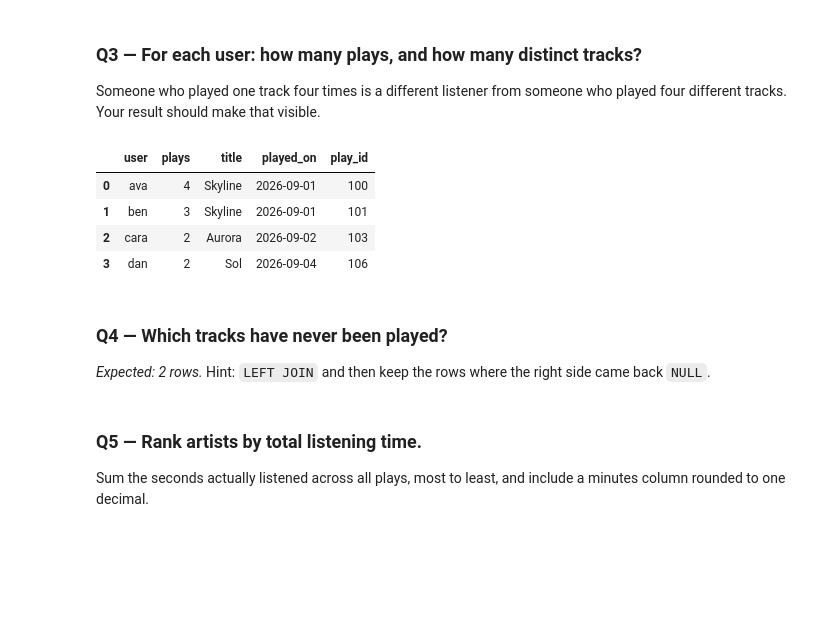
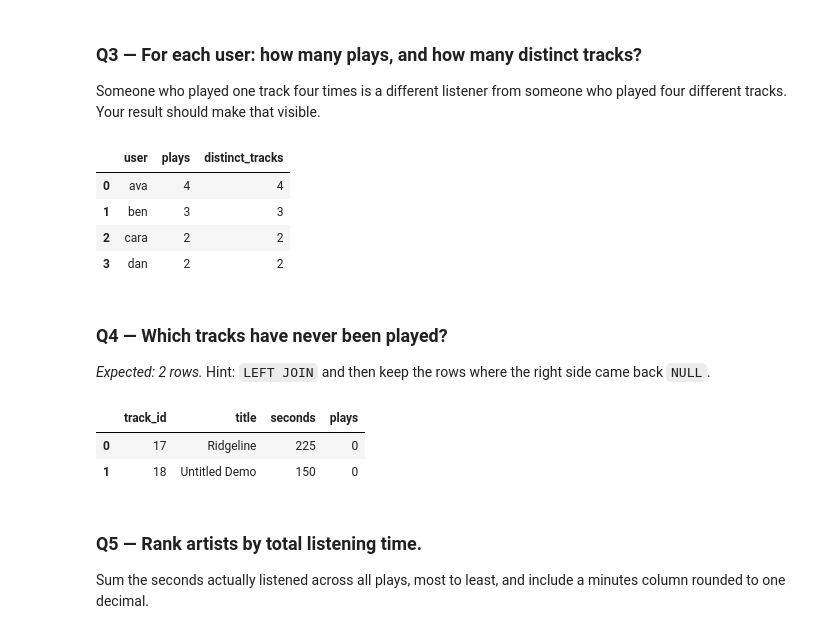
Before and after one commit to ahhill27/ds2002-fa26, a Jupyter notebook: notebooks/02-sql-databases/2026-09-11 — SQL Challenge Set — Lab.ipynb, the cells around one changed output. Saved outputs shown, nothing was run; the diff lists cells and outputs as text; code cells hidden in the pictures; blank space fills up the shorter version.

```diff
--- a/notebooks/02-sql-databases/2026-09-11 — SQL Challenge Set — Lab.ipynb
+++ b/notebooks/02-sql-databases/2026-09-11 — SQL Challenge Set — Lab.ipynb
@@ -88,26 +84,37 @@ ORDER BY genre, minutes DESC
 
 Someone who played one track four times is a different listener from someone who played four different tracks. Your result should make that visible.
 # %%
-q('''
-SELECT p.user, COUNT(*) AS plays, t.title, p.played_on, p.play_id
-FROM plays p
-JOIN tracks t ON p.track_id = t.track_id
-GROUP BY p.user
+q3= q('''
+SELECT user, COUNT(*) AS plays, COUNT(DISTINCT track_id) AS distinct_tracks
+FROM plays
+GROUP BY user
 ''')
+
+q3
 # %% [output]
-|  | user | plays | title | played_on | play_id |
-| 0 | ava | 4 | Skyline | 2026-09-01 | 100 |
-| 1 | ben | 3 | Skyline | 2026-09-01 | 101 |
-| 2 | cara | 2 | Aurora | 2026-09-02 | 103 |
-| 3 | dan | 2 | Sol | 2026-09-04 | 106 |
+|  | user | plays | distinct_tracks |
+| 0 | ava | 4 | 4 |
+| 1 | ben | 3 | 3 |
+| 2 | cara | 2 | 2 |
+| 3 | dan | 2 | 2 |
 # %% [markdown]
 ### Q4 — Which tracks have never been played?
 
 *Expected: 2 rows.* Hint: `LEFT JOIN` and then keep the rows where the right side came back `NULL`.
 # %%
-q('''
+q4= q('''
+SELECT t.track_id, t.title, t.seconds, COUNT(p.play_id) AS plays
+FROM tracks t
+LEFT JOIN plays p ON t.track_id = p.track_id
+WHERE p.play_id IS NULL
+GROUP BY t.track_id
+''')
 
-''')
+q4
+# %% [output]
+|  | track_id | title | seconds | plays |
+| 0 | 17 | Ridgeline | 225 | 0 |
+| 1 | 18 | Untitled Demo | 150 | 0 |
 # %% [markdown]
 ### Q5 — Rank artists by total listening time.
 
```
Also changed, not shown: parts of 8 cells of this notebook.
